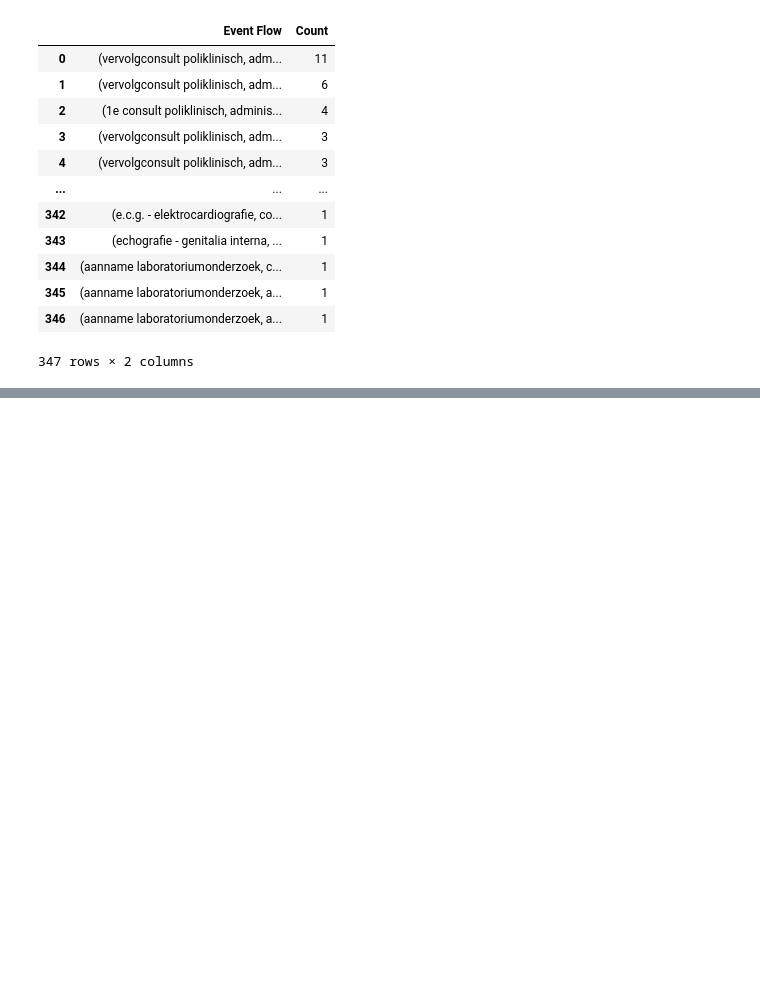
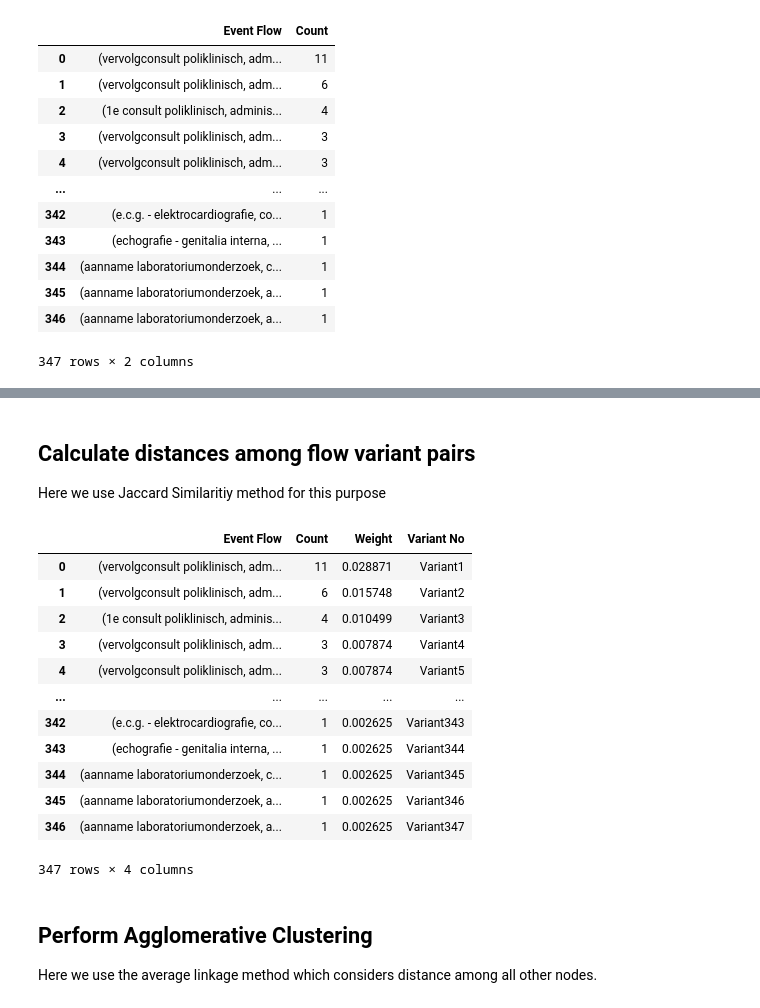
Before and after one commit to navinthb/process-mining-with-clustering, a Jupyter notebook: FrequentFlowVariantsWithHierarchicalClustering/Main/Main.ipynb, the cells around one changed output, grey strips where cells are left out. Cells and saved outputs as stored; diff of their text form; code cells hidden in the pictures; blank space fills up the shorter version.

```diff
--- a/FrequentFlowVariantsWithHierarchicalClustering/Main/Main.ipynb
+++ b/FrequentFlowVariantsWithHierarchicalClustering/Main/Main.ipynb
@@ -327,0 +336,4 @@ Full Frequent Variants List:
+# %%
+import pandas as pd
+
+event_flows_with_counts_df = pd.read_csv("Data\\Processed\\EventFlowsWithCounts.csv")
@@ -327,0 +369,4 @@ Full Frequent Variants List:
+# %% [markdown]
+## Calculate distances among flow variant pairs
+
+Here we use Jaccard Similaritiy method for this purpose
@@ -327,0 +379,16 @@ Full Frequent Variants List:
+# %%
+event_flows_with_counts_df
+# %% [output]
+|  | Event Flow | Count | Weight | Variant No |
+| 0 | (vervolgconsult poliklinisch, adm... | 11 | 0.028871 | Variant1 |
+| 1 | (vervolgconsult poliklinisch, adm... | 6 | 0.015748 | Variant2 |
+| 2 | (1e consult poliklinisch, adminis... | 4 | 0.010499 | Variant3 |
+| 3 | (vervolgconsult poliklinisch, adm... | 3 | 0.007874 | Variant4 |
+| 4 | (vervolgconsult poliklinisch, adm... | 3 | 0.007874 | Variant5 |
+| ... | ... | ... | ... | ... |
+| 342 | (e.c.g. - elektrocardiografie, co... | 1 | 0.002625 | Variant343 |
+| 343 | (echografie - genitalia interna, ... | 1 | 0.002625 | Variant344 |
+| 344 | (aanname laboratoriumonderzoek, c... | 1 | 0.002625 | Variant345 |
+| 345 | (aanname laboratoriumonderzoek, a... | 1 | 0.002625 | Variant346 |
+| 346 | (aanname laboratoriumonderzoek, a... | 1 | 0.002625 | Variant347 |
+347 rows × 4 columns
@@ -327,0 +406,4 @@ Full Frequent Variants List:
+# %% [markdown]
+## Perform Agglomerative Clustering
+
+Here we use the average linkage method which considers distance among all other nodes.
```
Also changed, not shown: parts of 15 cells of this notebook, 7 other files.
